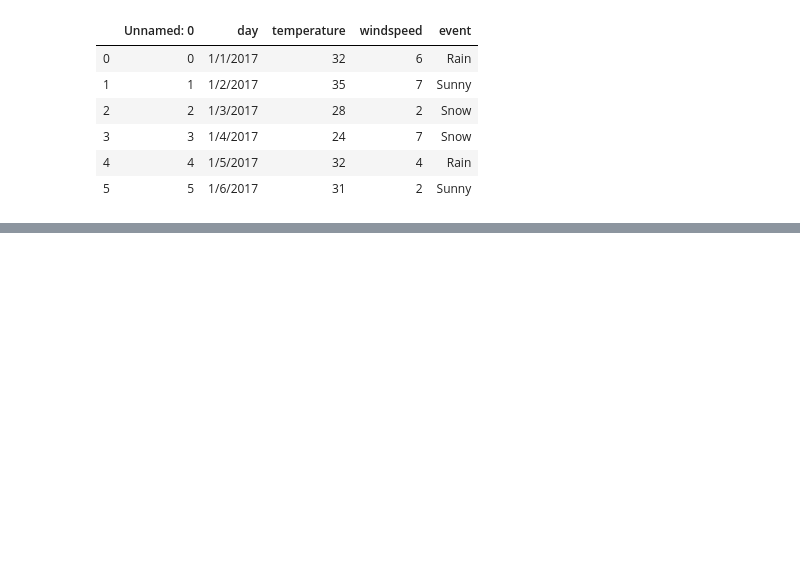
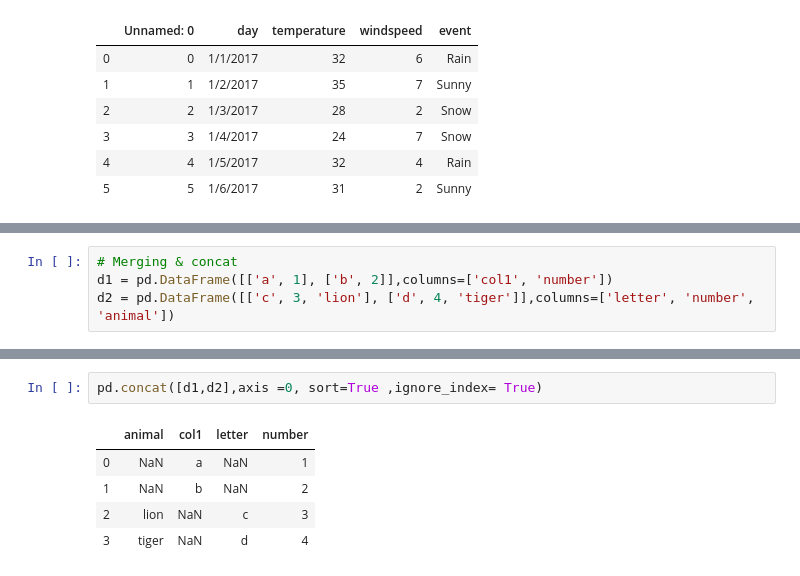
Before and after one commit to ArafatSabbir/Machine-Learning-with-Python-and-R, a Jupyter notebook: Pandas.ipynb, the cells around one changed output, grey strips where cells are left out. Cells and saved outputs as stored; diff of their text form; blank space fills up the shorter version.

Commit message:
dataframe join

```diff
--- a/Pandas.ipynb
+++ b/Pandas.ipynb
@@ -246,0 +249,4 @@ df2
+# %%
+# Merging & concat
+d1 = pd.DataFrame([['a', 1], ['b', 2]],columns=['col1', 'number'])
+d2 = pd.DataFrame([['c', 3, 'lion'], ['d', 4, 'tiger']],columns=['letter', 'number', 'animal'])
@@ -246,0 +265,8 @@ df2
+# %%
+pd.concat([d1,d2],axis =0, sort=True ,ignore_index= True)
+# %% [output]
+|  | animal | col1 | letter | number |
+| 0 | NaN | a | NaN | 1 |
+| 1 | NaN | b | NaN | 2 |
+| 2 | lion | NaN | c | 3 |
+| 3 | tiger | NaN | d | 4 |
```
Also changed, not shown: parts of 12 cells of this notebook.
